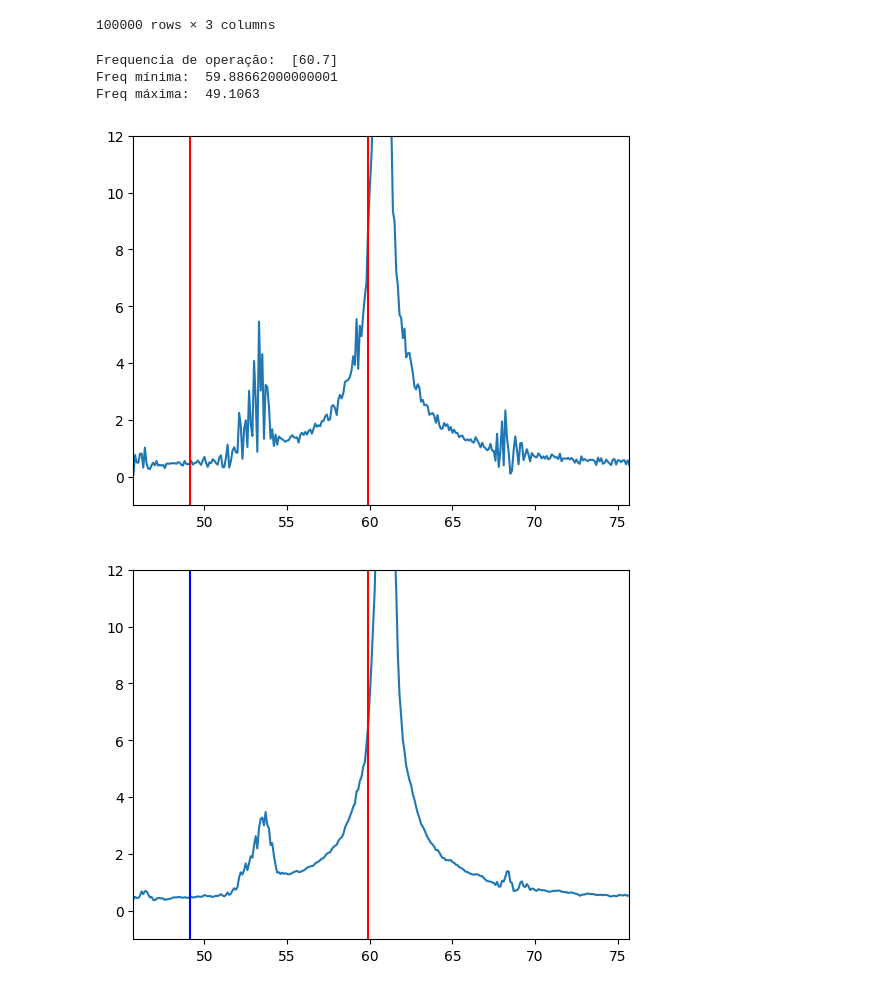
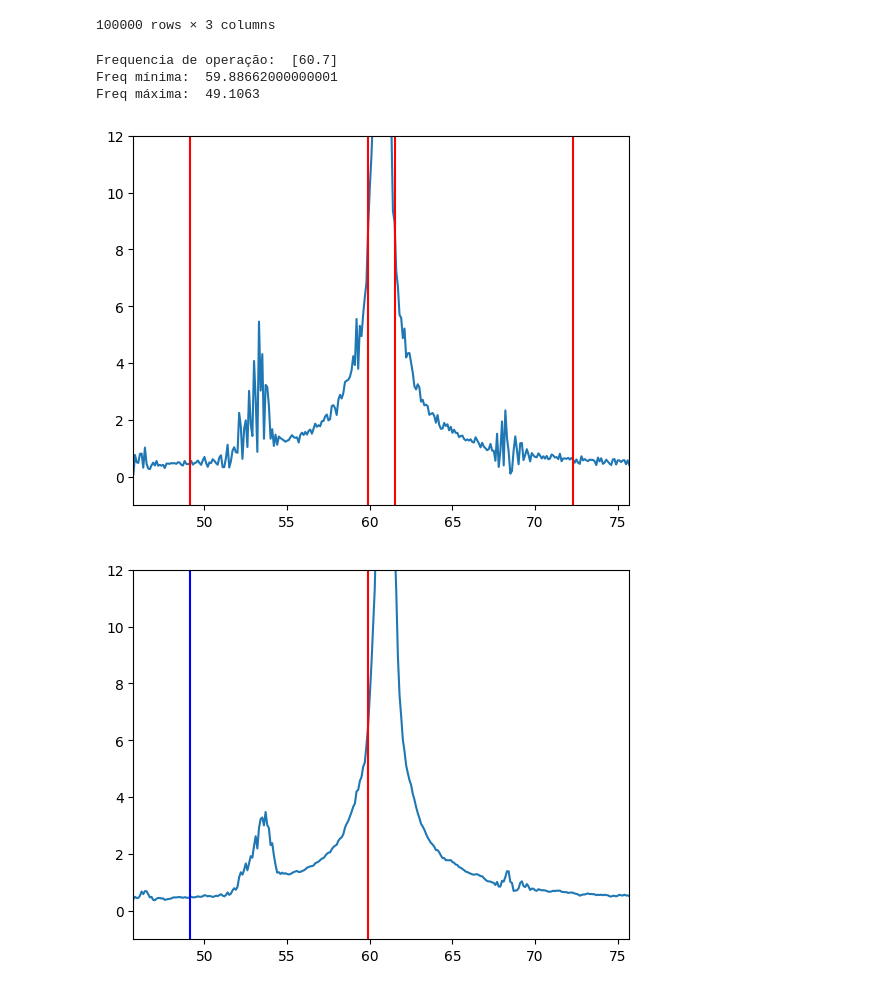
Before and after one commit to joaopedrobl/Simulacao_MIT, a Jupyter notebook: Classificador/MLP/dataset/find_components.ipynb, the cells around one changed output. Drawn from its saved outputs; the diff is of its cells as text; code cells hidden in the pictures.

```diff
--- a/Classificador/MLP/dataset/find_components.ipynb
+++ b/Classificador/MLP/dataset/find_components.ipynb
@@ -33,34 +33,38 @@ fft = np.fft.fft(signal, norm = "ortho")
 fft = fft[range(int(len(signal)/2))]
 
 tpCount = len(signal)
 values = np.arange(int(tpCount/2))
 timePeriod = tpCount/fft_fs
 freq = values/timePeriod
 
 #Achar a frequencia fundamental
 max_index = np.where(abs(fft) == np.amax(abs(fft)))
 com_freq = freq[max_index]
 print("Frequencia de operação: ", com_freq)
 
 #Verificar a faixa de busca pela componente
 s = 0.67 / 100
 s2 = 9.55 / 100
 fbqnmin = (1 - 2*1*s)*com_freq[0]
 fbqnmax = (1 - 2*1*s2)*com_freq[0]
+fbqpmin = (1 + 2*1*s)*com_freq[0]
+fbqpmax = (1 + 2*1*s2)*com_freq[0]
 print("Freq mínima: ", fbqnmin)
 print("Freq máxima: ", fbqnmax)
 zoom =  15
 plt.plot(freq, abs(fft))
 plt.axvline(x = fbqnmin, color = 'r')
 plt.axvline(x = fbqnmax, color = 'r')
+plt.axvline(x = fbqpmin, color = 'r')
+plt.axvline(x = fbqpmax, color = 'r')
 plt.xlim([com_freq[0]-zoom, com_freq[0] +  zoom])
 plt.ylim([-1,12])
 plt.show()
 # %% [output]
 Frequencia de operação:  [60.7]
 Freq mínima:  59.88662000000001
 Freq máxima:  49.1063
-[figure, old version]
+[figure, new version]
 # %%
 fft_df = pd.DataFrame(abs(fft), columns = ["a"])
 # fft_df = fft_df.rolling(30).mean()
```
Also changed, not shown: parts of 6 cells of this notebook.
